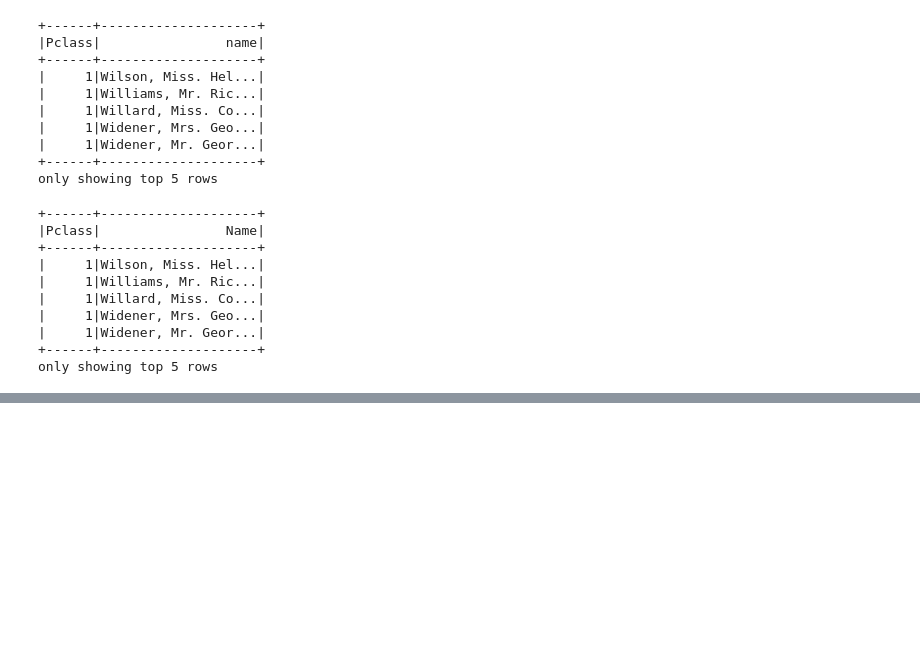
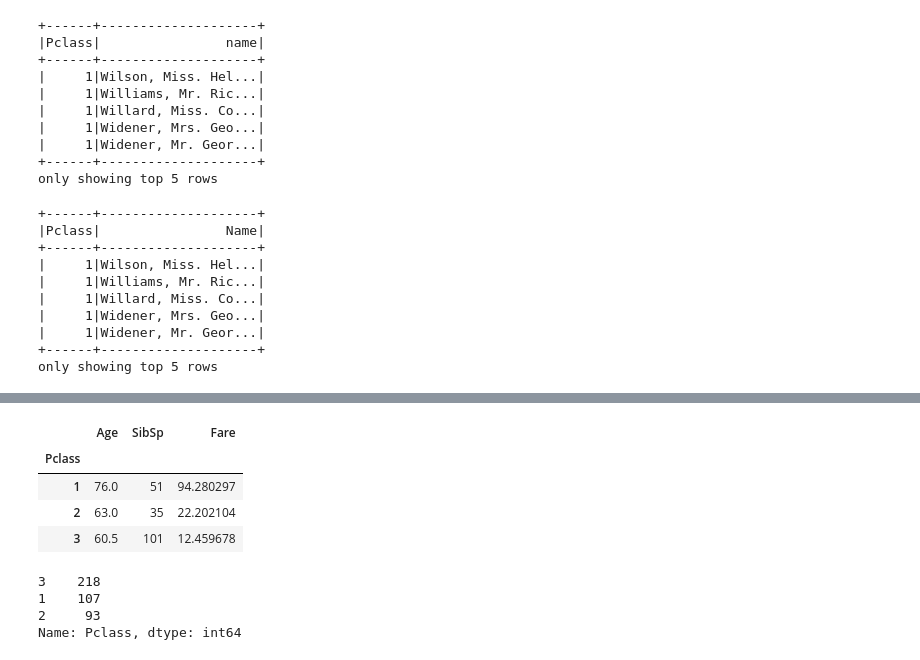
Before and after one commit to SangKwon93/Spark, a Jupyter notebook: Spark_SQL_DataFrame_Hard.ipynb, the cells around one changed output, grey strips where cells are left out. Cells and saved outputs as stored; diff of their text form; code cells hidden in the pictures; blank space fills up the shorter version.

```diff
--- a/Spark_SQL_DataFrame_Hard.ipynb
+++ b/Spark_SQL_DataFrame_Hard.ipynb
@@ -423,0 +447,24 @@ spark.stop()
+# %%
+# 각 컬럼에 대한 다른 집계
+agg_format={
+    "Age":"max",
+    "SibSp":"sum",
+    "Fare":'mean'
+}
+
+titanic_pdf_groupby.agg(agg_format)
+# %% [output]
+|  | Age | SibSp | Fare |
+| Pclass |  |  |  |
+| 1 | 76.0 | 51 | 94.280297 |
+| 2 | 63.0 | 35 | 22.202104 |
+| 3 | 60.5 | 101 | 12.459678 |
+# %%
+# pandas
+# value_counts : pandas에서 series 안쪽 값 구하기
+titanic_pdf["Pclass"].value_counts()
+# %% [output]
+3    218
+1    107
+2     93
+Name: Pclass, dtype: int64
```
Also changed, not shown: parts of 11 cells of this notebook.
